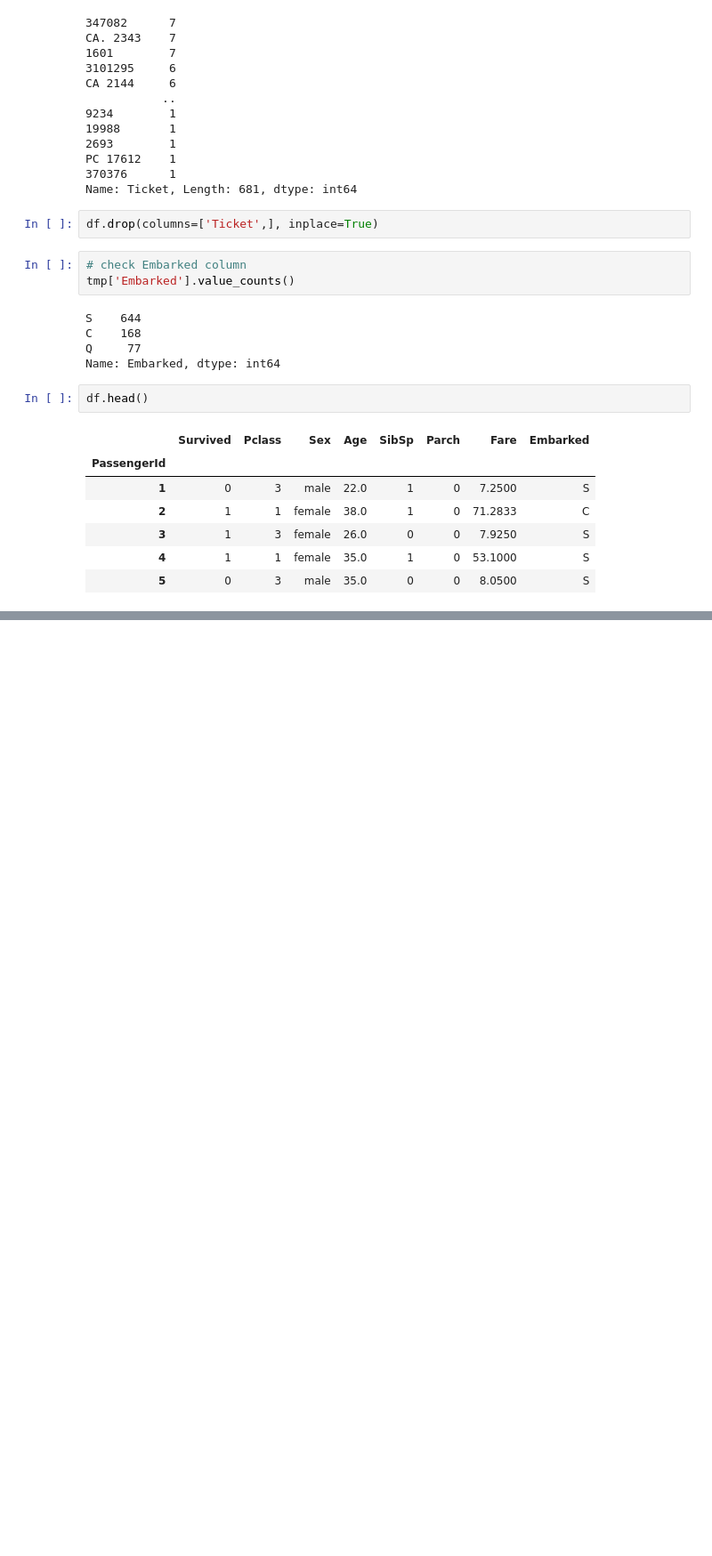
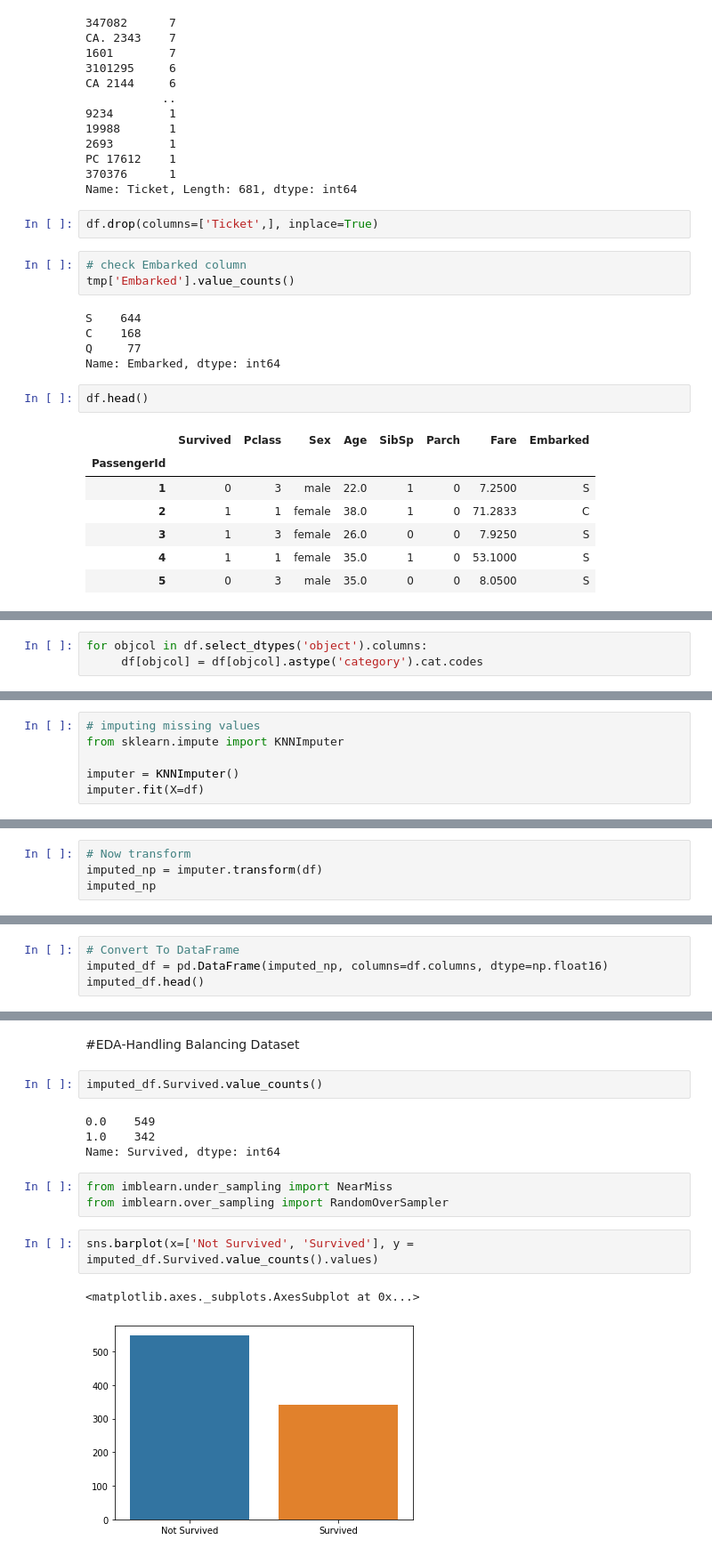
Before and after one commit to Khalid019/Titanic_Survival_Classification_Using_Machine-Learning, a Jupyter notebook: Titanic_Survival.ipynb, the cells around one changed output, grey strips where cells are left out. Shown: that part at 89% size. Drawn from its saved outputs; the diff is of its cells as text; blank space fills up the shorter version.

```diff
--- a/Titanic_Survival.ipynb
+++ b/Titanic_Survival.ipynb
@@ -133,0 +186,3 @@ df.head()
+# %%
+for objcol in df.select_dtypes('object').columns:
+     df[objcol] = df[objcol].astype('category').cat.codes
@@ -133,0 +243,6 @@ df.head()
+# %%
+# imputing missing values
+from sklearn.impute import KNNImputer
+
+imputer = KNNImputer()
+imputer.fit(X=df)
@@ -133,0 +251,4 @@ df.head()
+# %%
+# Now transform
+imputed_np = imputer.transform(df)
+imputed_np
@@ -133,0 +263,4 @@ df.head()
+# %%
+# Convert To DataFrame
+imputed_df = pd.DataFrame(imputed_np, columns=df.columns, dtype=np.float16)
+imputed_df.head()
@@ -133,0 +306,16 @@ df.head()
+# %% [markdown]
+#EDA-Handling Balancing Dataset
+# %%
+imputed_df.Survived.value_counts()
+# %% [output]
+0.0    549
+1.0    342
+Name: Survived, dtype: int64
+# %%
+from imblearn.under_sampling import NearMiss
+from imblearn.over_sampling import RandomOverSampler
+# %%
+sns.barplot(x=['Not Survived', 'Survived'], y = imputed_df.Survived.value_counts().values)
+# %% [output]
+<matplotlib.axes._subplots.AxesSubplot at 0x...>
+[figure, added]
```
Also changed, not shown: parts of 58 cells of this notebook.
